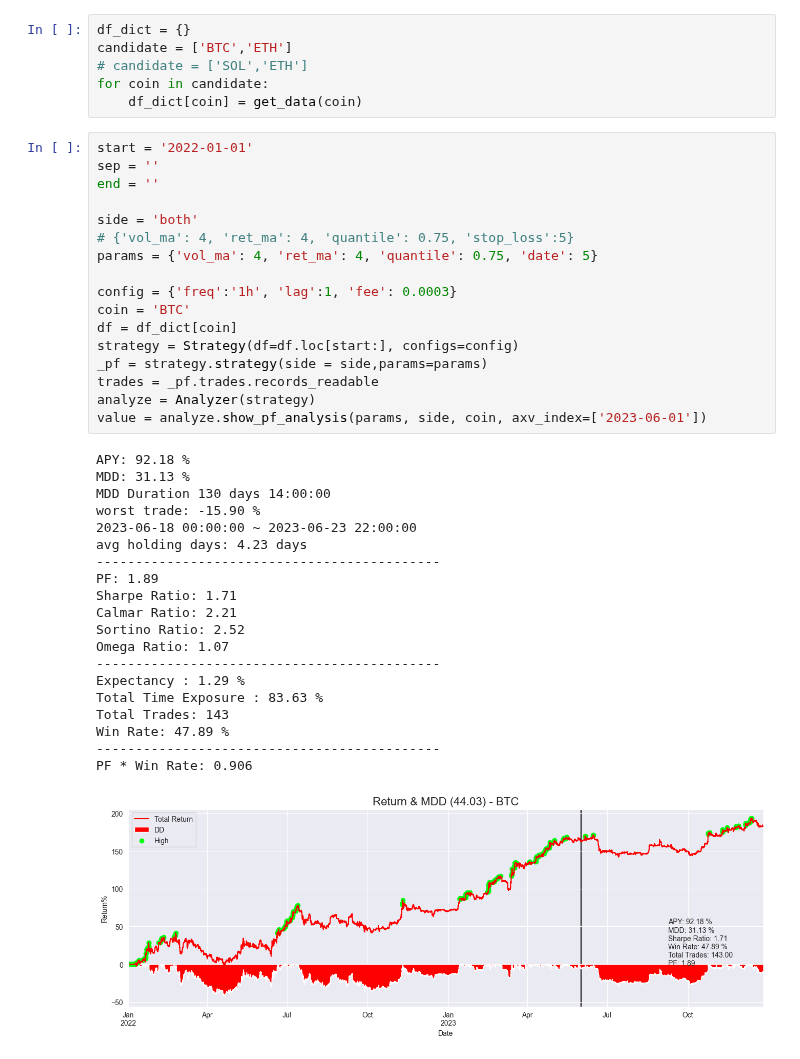
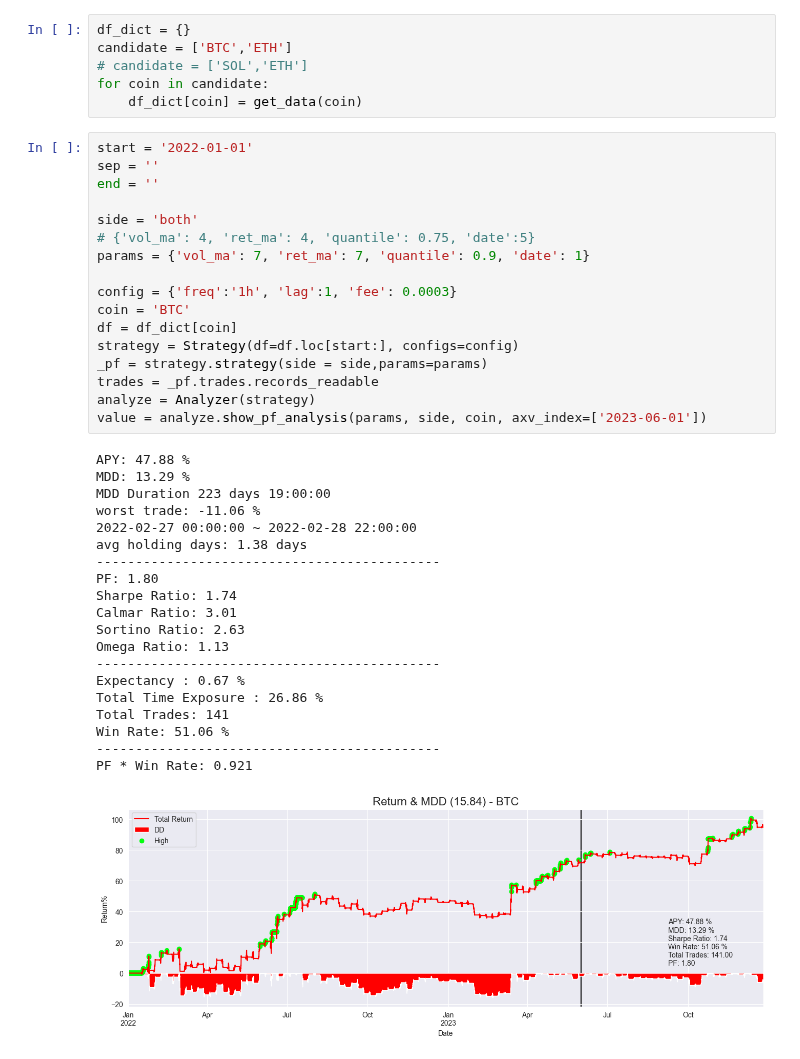
Before and after one commit to JohnsonHsiao/DC_capital_intern, a Jupyter notebook: strategy_research/CTA_TEST/Crypto/monday/bt_lab_copy.ipynb, the cells around one changed output. Cells and saved outputs as stored; diff of their text form.

```diff
--- a/strategy_research/CTA_TEST/Crypto/monday/bt_lab_copy.ipynb
+++ b/strategy_research/CTA_TEST/Crypto/monday/bt_lab_copy.ipynb
@@ -30,41 +30,41 @@ for coin in candidate:
 # %%
 start = '2022-01-01'
 sep = ''
 end = ''
 
 side = 'both'
-# {'vol_ma': 4, 'ret_ma': 4, 'quantile': 0.75, 'stop_loss':5}
-params = {'vol_ma': 4, 'ret_ma': 4, 'quantile': 0.75, 'date': 5}
+# {'vol_ma': 4, 'ret_ma': 4, 'quantile': 0.75, 'date':5}
+params = {'vol_ma': 7, 'ret_ma': 7, 'quantile': 0.9, 'date': 1}
 
 config = {'freq':'1h', 'lag':1, 'fee': 0.0003}
 coin = 'BTC'
 df = df_dict[coin]
 strategy = Strategy(df=df.loc[start:], configs=config)
 _pf = strategy.strategy(side = side,params=params)
 trades = _pf.trades.records_readable
 analyze = Analyzer(strategy)
 value = analyze.show_pf_analysis(params, side, coin, axv_index=['2023-06-01'])
 # %% [output]
-APY: 92.18 %
-MDD: 31.13 %
-MDD Duration 130 days 14:00:00
-worst trade: -15.90 %
-2023-06-18 00:00:00 ~ 2023-06-23 22:00:00
-avg holding days: 4.23 days
+APY: 47.88 %
+MDD: 13.29 %
+MDD Duration 223 days 19:00:00
+worst trade: -11.06 %
+2022-02-27 00:00:00 ~ 2022-02-28 22:00:00
+avg holding days: 1.38 days
 --------------------------------------------
-PF: 1.89
-Sharpe Ratio: 1.71
-Calmar Ratio: 2.21
-Sortino Ratio: 2.52
-Omega Ratio: 1.07
+PF: 1.80
+Sharpe Ratio: 1.74
+Calmar Ratio: 3.01
+Sortino Ratio: 2.63
+Omega Ratio: 1.13
 --------------------------------------------
-Expectancy : 1.29 %
-Total Time Exposure : 83.63 %
-Total Trades: 143
-Win Rate: 47.89 %
+Expectancy : 0.67 %
+Total Time Exposure : 26.86 %
+Total Trades: 141
+Win Rate: 51.06 %
 --------------------------------------------
-PF * Win Rate: 0.906
+PF * Win Rate: 0.921
-[figure, old version]
+[figure, new version]
 # %%
 start= '2022-01-01'
 end ='2023-06-01'
```
Also changed, not shown: parts of 2 cells of this notebook, 8 other files.
